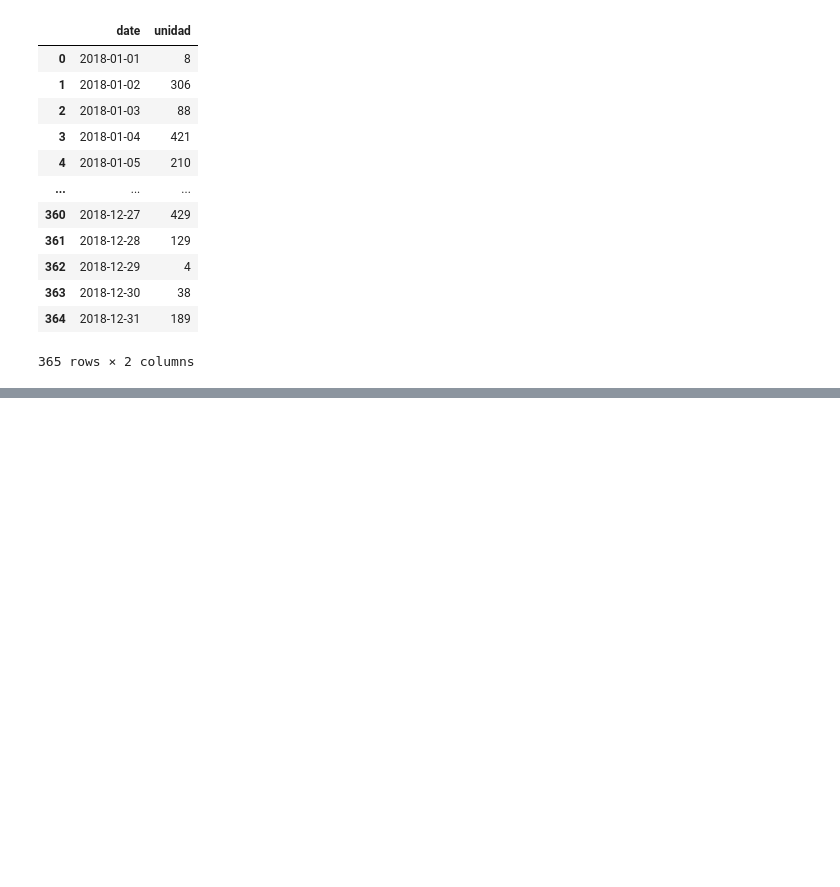
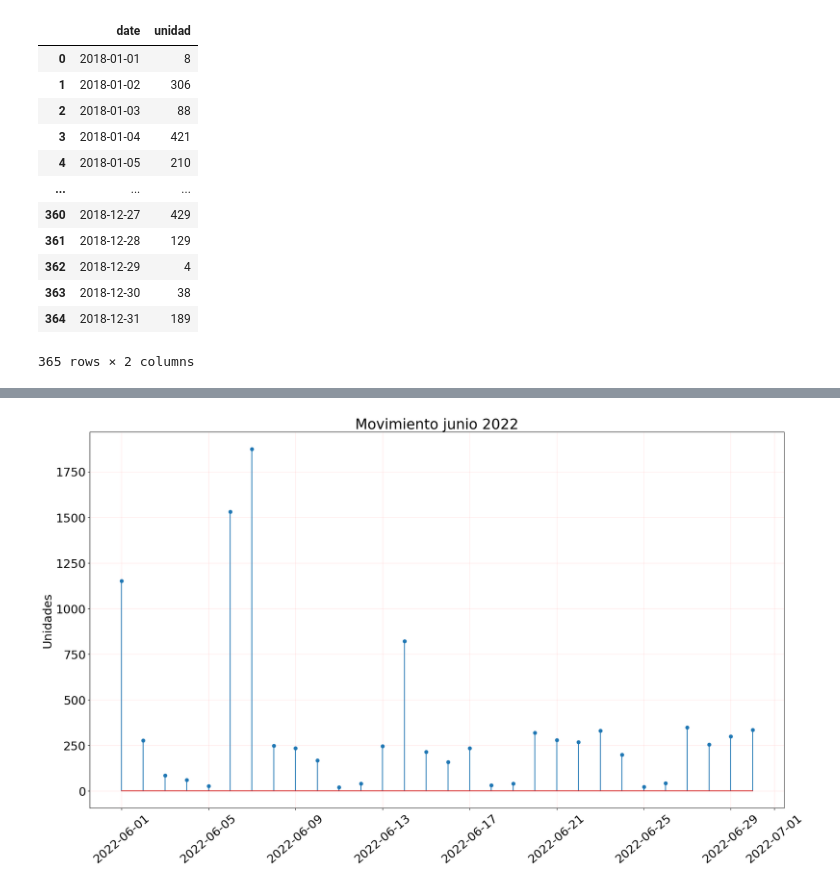
Before and after one commit to Peskysa/valverde, a Jupyter notebook: valverde_fecha.ipynb, the cells around one changed output, grey strips where cells are left out. Saved outputs shown, nothing was run; the diff lists cells and outputs as text; code cells hidden in the pictures; blank space fills up the shorter version.

```diff
--- a/valverde_fecha.ipynb
+++ b/valverde_fecha.ipynb
@@ -431,0 +434,34 @@ plt.show()
+# %%
+import pandas as pd
+
+df = pd.read_csv('new_date.csv')
+
+# Convert the date to datetime64
+df['date'] = pd.to_datetime(df['date'], format='%Y-%m-%d')
+
+# Filter data between two dates
+df_2019 = df.loc[(df['date'] >= '2022-06-01')
+                     & (df['date'] < '2022-07-01')]
+
+
+import matplotlib.pyplot as plt
+import matplotlib.dates as dates
+
+y = df_2019['unidad']
+x = df_2019['date']
+fig, ax = plt.subplots(figsize=(22,12))
+
+#ax.step(x, y, linewidth=1.0)
+ax.stem(x, y)
+
+ax.xaxis.set_tick_params(rotation=40)
+ax.tick_params(grid_color='r', grid_alpha=0.1)
+
+plt.grid()
+
+ax.set_ylabel('Unidades')
+ax.set_title('Movimiento junio 2022')
+plt.savefig("static\\junio 2022.jpg")
+plt.show()
+# %% [output]
+[figure, added]
```
Also changed, not shown: parts of 16 cells of this notebook, 20 other files.
